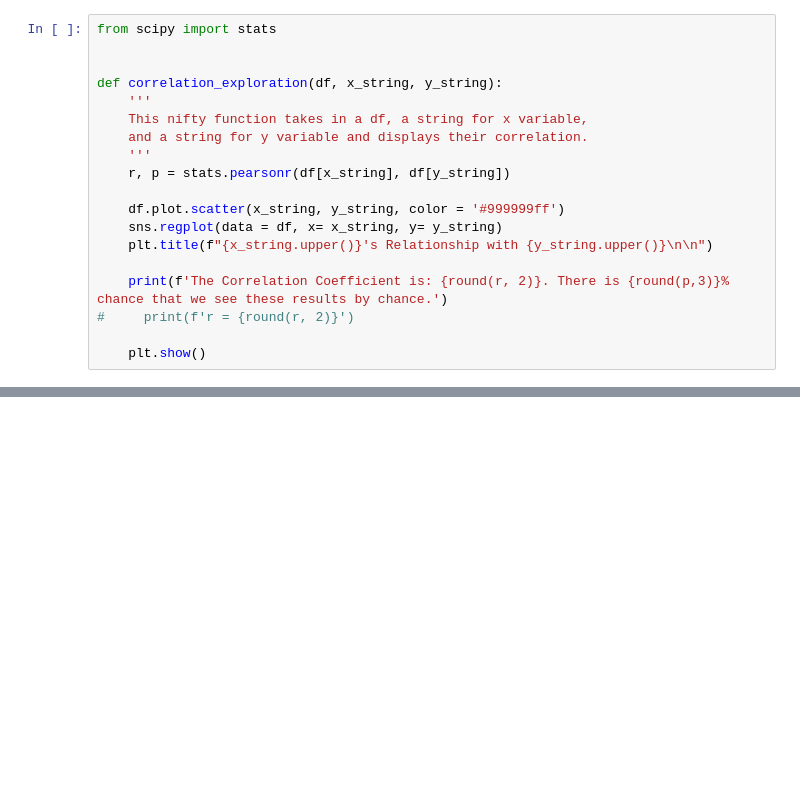
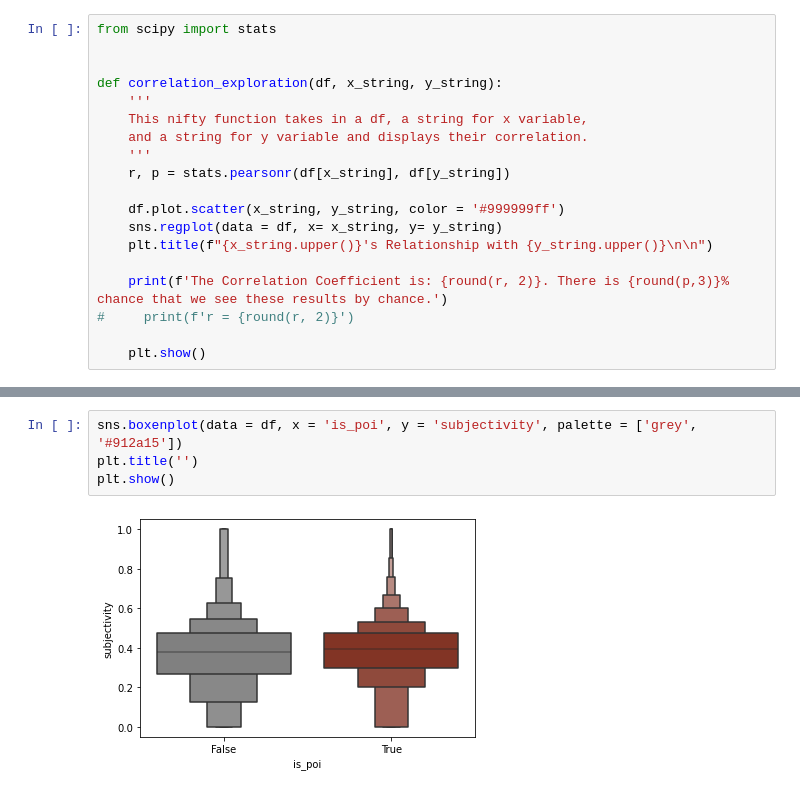
Before and after one commit to Enron-Discussion-NLP/Capstone, a Jupyter notebook: 00_Stephanie/steph-notebook_post-mvp.ipynb, the cells around one changed output, grey strips where cells are left out. Cells and saved outputs as stored; diff of their text form; blank space fills up the shorter version.

```diff
--- a/00_Stephanie/steph-notebook_post-mvp.ipynb
+++ b/00_Stephanie/steph-notebook_post-mvp.ipynb
@@ -537,0 +477,6 @@ hose things: but more than anything else, it was an act of hesperophobia.=
+# %%
+sns.boxenplot(data = df, x = 'is_poi', y = 'subjectivity', palette = ['grey', '#912a15'])
+plt.title('')
+plt.show()
+# %% [output]
+[figure, added]
```
Also changed, not shown: parts of 32 cells of this notebook, 3 other files.
